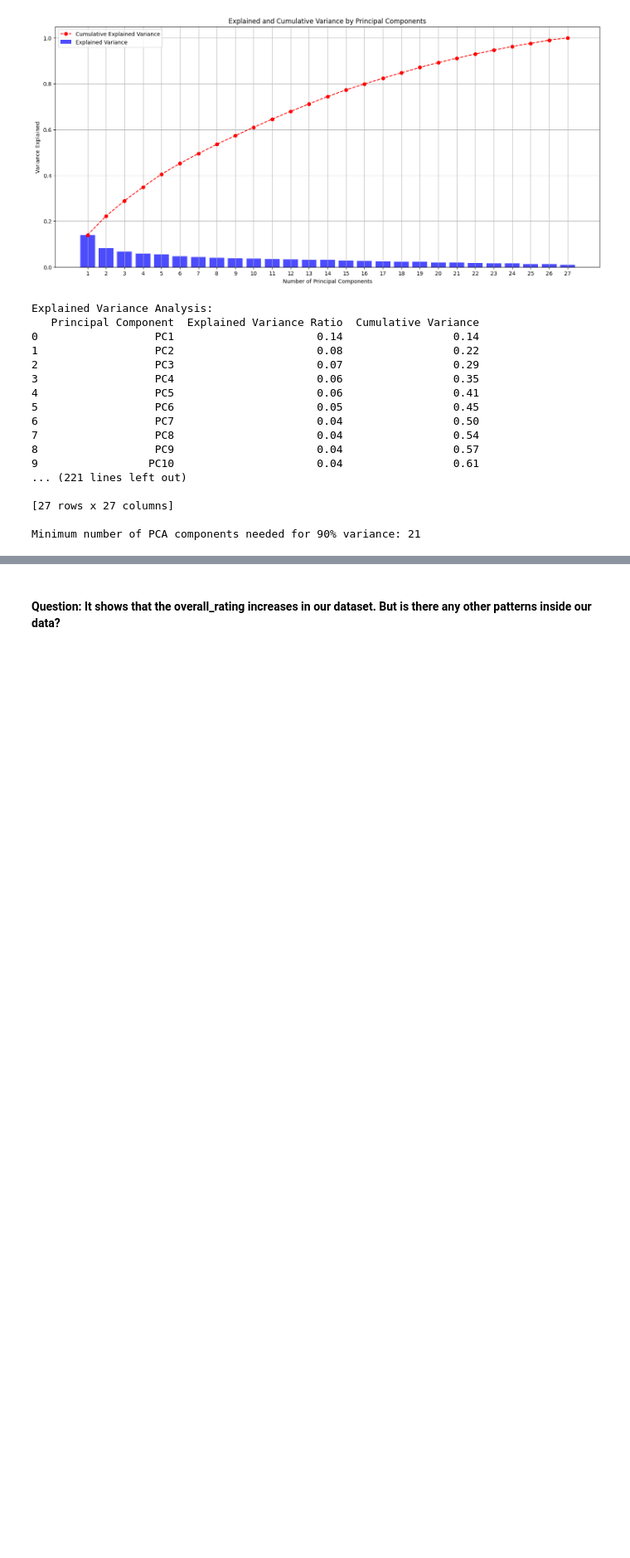
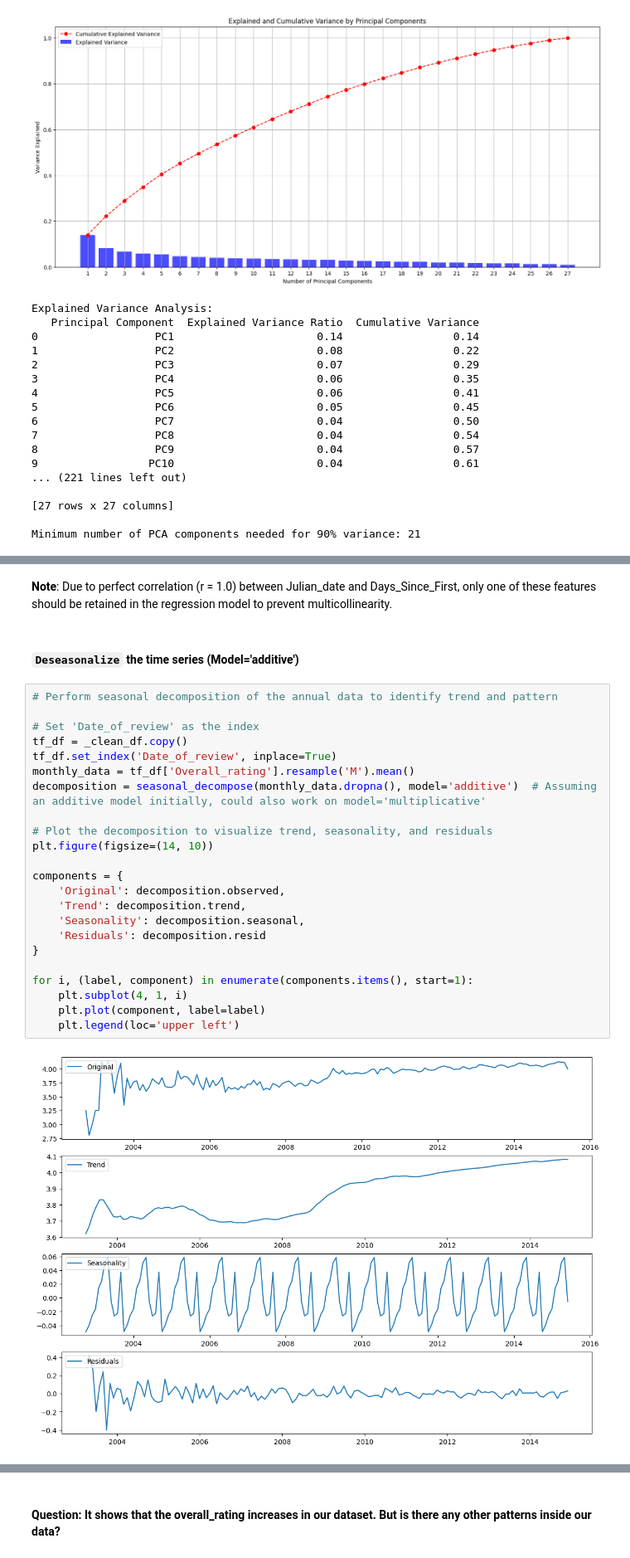
Before and after one commit to yceugene/DA_Proj_G7, a Jupyter notebook: src/team7_final_presentation.ipynb, the cells around one changed output, grey strips where cells are left out. Shown at 83% size. Drawn from its saved outputs; the diff is of its cells as text; blank space fills up the shorter version.

```diff
--- a/src/team7_final_presentation.ipynb
+++ b/src/team7_final_presentation.ipynb
@@ -431,0 +536,29 @@ plt.show()
+# %% [markdown]
+**Note**: Due to perfect correlation (r = 1.0) between Julian_date and Days_Since_First, only one of these features should be retained in the regression model to prevent multicollinearity.
+# %% [markdown]
+#### `Deseasonalize` the time series (Model='additive')
+# %%
+# Perform seasonal decomposition of the annual data to identify trend and pattern
+
+# Set 'Date_of_review' as the index
+tf_df = _clean_df.copy()
+tf_df.set_index('Date_of_review', inplace=True)
+monthly_data = tf_df['Overall_rating'].resample('M').mean()
+decomposition = seasonal_decompose(monthly_data.dropna(), model='additive')  # Assuming an additive model initially, could also work on model='multiplicative'
+
+# Plot the decomposition to visualize trend, seasonality, and residuals
+plt.figure(figsize=(14, 10))
+
+components = {
+    'Original': decomposition.observed,
+    'Trend': decomposition.trend,
+    'Seasonality': decomposition.seasonal,
+    'Residuals': decomposition.resid
+}
+
+for i, (label, component) in enumerate(components.items(), start=1):
+    plt.subplot(4, 1, i)
+    plt.plot(component, label=label)
+    plt.legend(loc='upper left')
+# %% [output]
+[figure, added]
```
Also changed, not shown: parts of 80 cells of this notebook.
